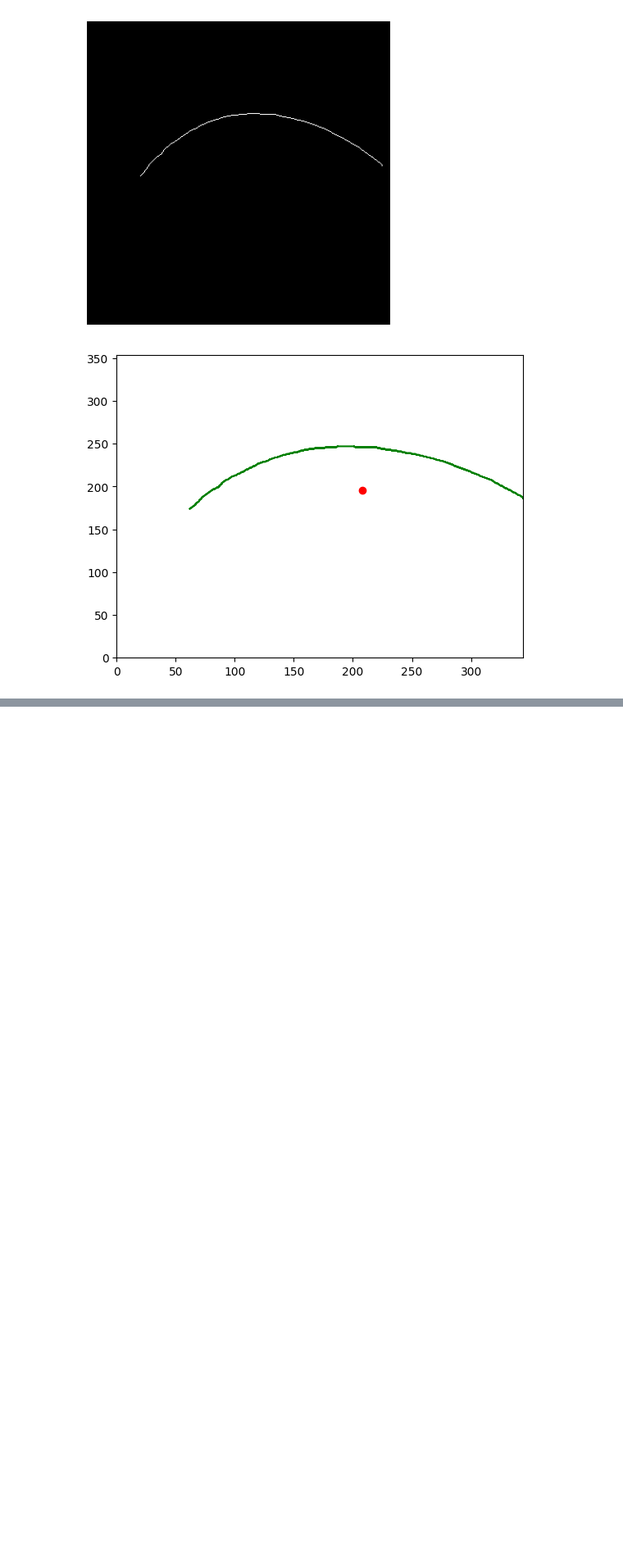
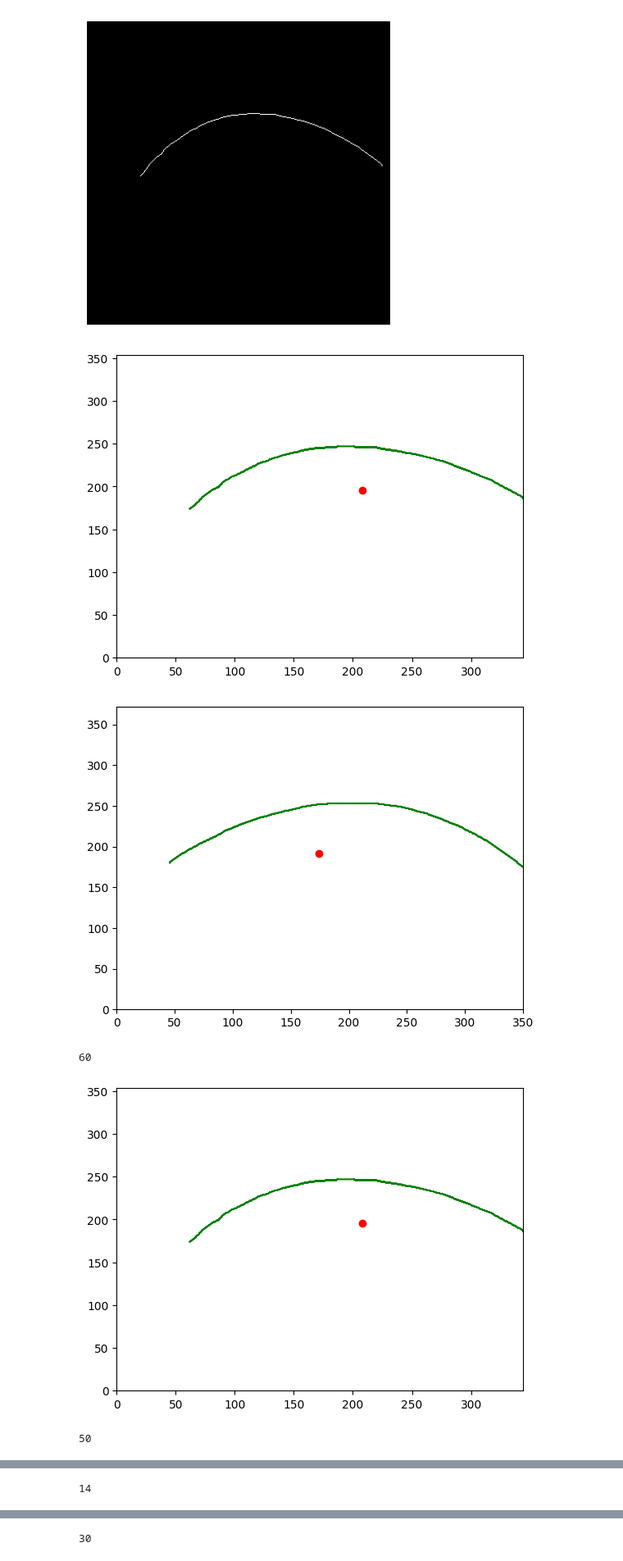
Before and after one commit to Oz174/Ptotic_Eye_Project, a Jupyter notebook: contour_detection_trials.ipynb, the cells around one changed output, grey strips where cells are left out. Shown at 82% size. Drawn from its saved outputs; the diff is of its cells as text; code cells hidden in the pictures; blank space fills up the shorter version.

```diff
--- a/contour_detection_trials.ipynb
+++ b/contour_detection_trials.ipynb
@@ -108,4 +108,9 @@ for i in np.where(abs(points[:,0]-cx)<=5)[0]:
 # %%
 myarr=['sample_2.jpg','sample_3.jpg','sample_4.jpg','sample_5.jpg']
 for sample in myarr:
-    getEylidContour(sample,True)
+    getEylidContour(sample)
+# %% [output]
+[figure, added]
+60
+[figure, added]
+50
@@ -111,0 +118 @@ for sample in myarr:
+14
@@ -112,3 +120,4 @@ for sample in myarr:
+30
 # %%
 # what's next ?
 # measure our own mrd1 from the picture and compare with the given one (image caption in wp)
```
Also changed, not shown: parts of 1 cell of this notebook, 1 other file.
